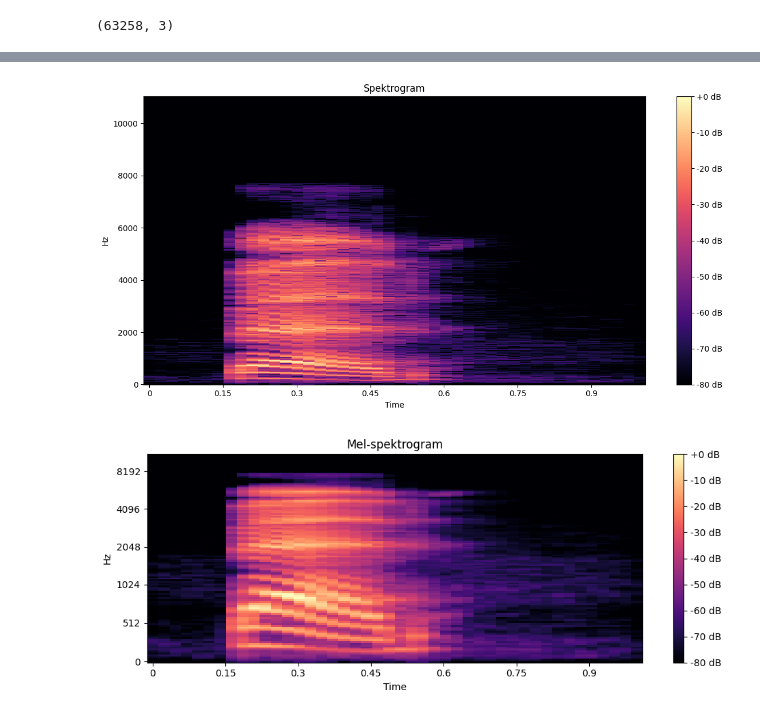
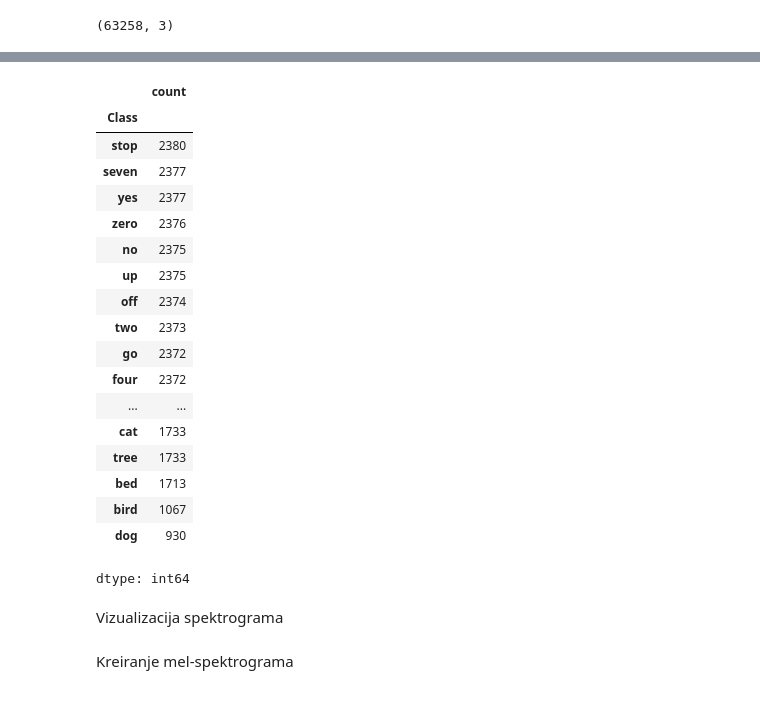
Before and after one commit to AlmaBasic/Artificial-intelligence, a Jupyter notebook: Vjezba_7.ipynb, the cells around one changed output, grey strips where cells are left out. Cells and saved outputs as stored; diff of their text form; code cells hidden in the pictures.

```diff
--- a/Vjezba_7.ipynb
+++ b/Vjezba_7.ipynb
@@ -123,28 +86,24 @@ print(os.listdir())
-# %%
-D = librosa.stft(y)
-S_db = librosa.amplitude_to_db(np.abs(D), ref=np.max)
-
-plt.figure(figsize=(12, 6))
-librosa.display.specshow(S_db, sr=sr, x_axis='time', y_axis='hz')
-plt.colorbar(format='%+2.0f dB')
-plt.title('Spektrogram')
-plt.tight_layout()
-plt.show()
-# %% [output]
-[figure, removed]
-# %%
-# 2. Generisanje mel-spektrograma
-S = librosa.feature.melspectrogram(y=y, sr=sr, n_mels=128)
-
-# 3. Konverzija u log-skalirani spektrogram (decibeli)
-S_dB = librosa.power_to_db(S, ref=np.max)
-
-# 4. Prikaz spektrograma
-plt.figure(figsize=(10, 4))
-librosa.display.specshow(S_dB, sr=sr, x_axis='time', y_axis='mel')
-plt.colorbar(format='%+2.0f dB')
-plt.title('Mel-spektrogram')
-plt.tight_layout()
-plt.show()
-# %% [output]
-[figure, removed]
+# %%
+df['Class'].value_counts()
+# %% [output]
+|  | count |
+| Class |  |
+| stop | 2380 |
+| seven | 2377 |
+| yes | 2377 |
+| zero | 2376 |
+| no | 2375 |
+| up | 2375 |
+| off | 2374 |
+| two | 2373 |
+| go | 2372 |
+| four | 2372 |
+| ... | ... |
+| cat | 1733 |
+| tree | 1733 |
+| bed | 1713 |
+| bird | 1067 |
+| dog | 930 |
+dtype: int64
+# %% [markdown]
+Vizualizacija spektrograma
@@ -150,0 +117,2 @@ plt.show()
+# %% [markdown]
+Kreiranje mel-spektrograma
```
Also changed, not shown: parts of 39 cells of this notebook.
